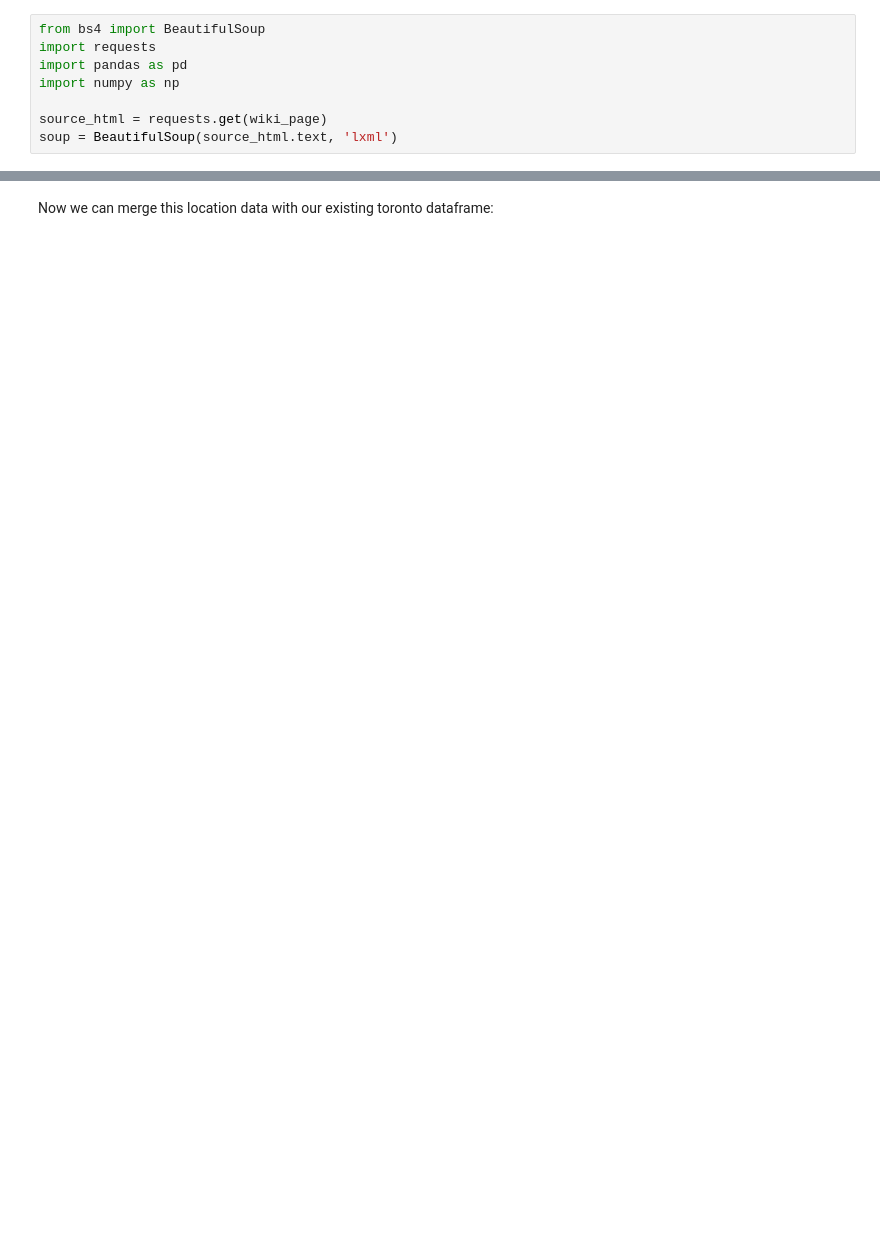
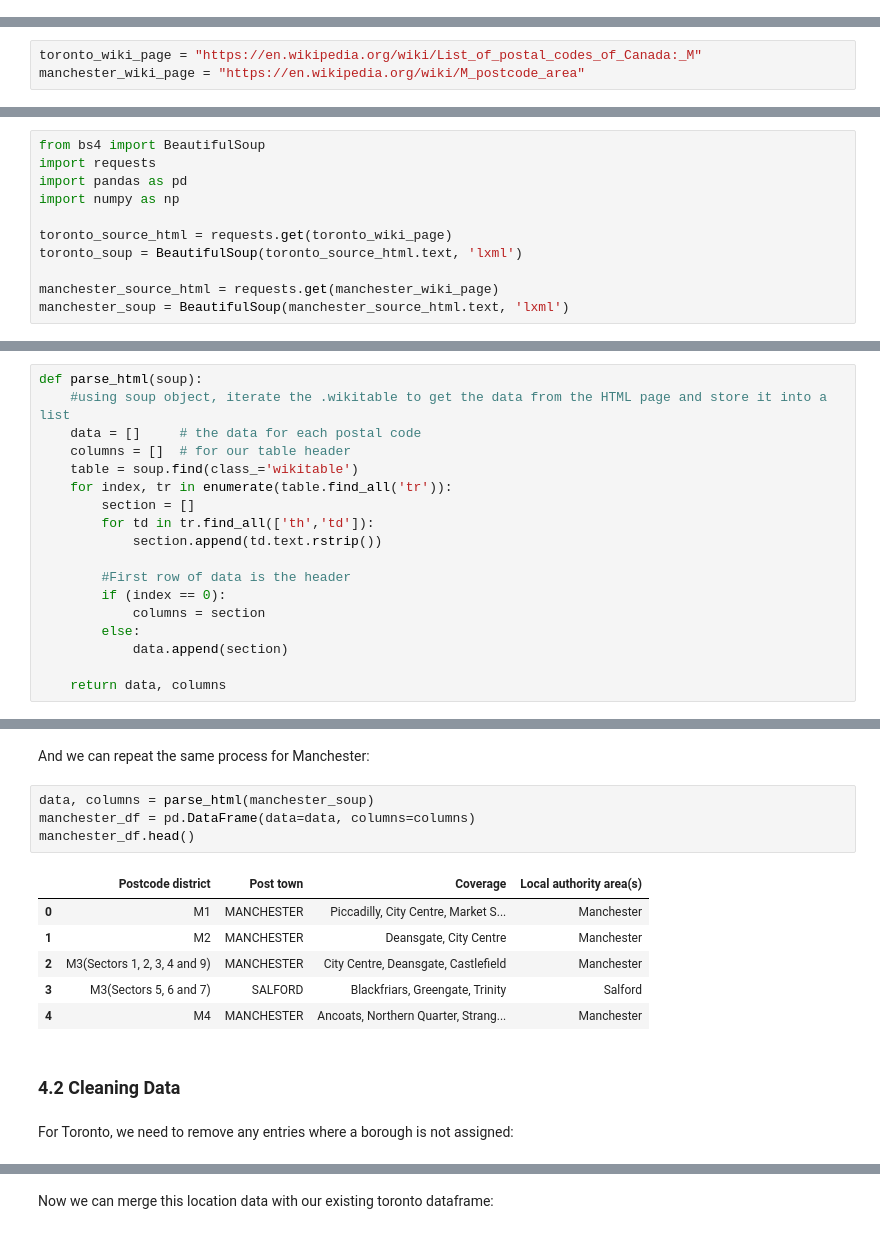
Before and after one commit to Quargle/Coursera_Capstone, a Jupyter notebook: Capstone.ipynb, the cells around one changed output, grey strips where cells are left out. Saved outputs shown, nothing was run; the diff lists cells and outputs as text; blank space fills up the shorter version.

```diff
--- a/Capstone.ipynb
+++ b/Capstone.ipynb
@@ -42,8 +0,0 @@ Get HTML from wikipedia and assign to BeautifulSoup opject:
-# %%
-from bs4 import BeautifulSoup
-import requests
-import pandas as pd
-import numpy as np
-
-source_html = requests.get(wiki_page)
-soup = BeautifulSoup(source_html.text, 'lxml')
@@ -124,0 +38,3 @@ geo_data_df.head()
+# %%
+toronto_wiki_page = "https://en.wikipedia.org/wiki/List_of_postal_codes_of_Canada:_M"
+manchester_wiki_page = "https://en.wikipedia.org/wiki/M_postcode_area"
@@ -124,0 +45,11 @@ geo_data_df.head()
+# %%
+from bs4 import BeautifulSoup
+import requests
+import pandas as pd
+import numpy as np
+
+toronto_source_html = requests.get(toronto_wiki_page)
+toronto_soup = BeautifulSoup(toronto_source_html.text, 'lxml')
+
+manchester_source_html = requests.get(manchester_wiki_page)
+manchester_soup = BeautifulSoup(manchester_source_html.text, 'lxml')
@@ -124,0 +58,18 @@ geo_data_df.head()
+# %%
+def parse_html(soup):
+    #using soup object, iterate the .wikitable to get the data from the HTML page and store it into a list
+    data = []     # the data for each postal code
+    columns = []  # for our table header
+    table = soup.find(class_='wikitable')
+    for index, tr in enumerate(table.find_all('tr')):
+        section = []
+        for td in tr.find_all(['th','td']):
+            section.append(td.text.rstrip())
+
+        #First row of data is the header
+        if (index == 0):
+            columns = section
+        else:
+            data.append(section)
+
+    return data, columns
@@ -124,0 +87,17 @@ geo_data_df.head()
+# %% [markdown]
+And we can repeat the same process for Manchester:
+# %%
+data, columns = parse_html(manchester_soup)
+manchester_df = pd.DataFrame(data=data, columns=columns)
+manchester_df.head()
+# %% [output]
+|  | Postcode district | Post town | Coverage | Local authority area(s) |
+| 0 | M1 | MANCHESTER | Piccadilly, City Centre, Market S... | Manchester |
+| 1 | M2 | MANCHESTER | Deansgate, City Centre | Manchester |
+| 2 | M3(Sectors 1, 2, 3, 4 and 9) | MANCHESTER | City Centre, Deansgate, Castlefield | Manchester |
+| 3 | M3(Sectors 5, 6 and 7) | SALFORD | Blackfriars, Greengate, Trinity | Salford |
+| 4 | M4 | MANCHESTER | Ancoats, Northern Quarter, Strang... | Manchester |
+# %% [markdown]
+### 4.2 Cleaning Data <a name="cleaning_data"></a>
+# %% [markdown]
+For Toronto, we need to remove any entries where a borough is not assigned:
```
Also changed, not shown: parts of 106 cells of this notebook, 1 other file.
